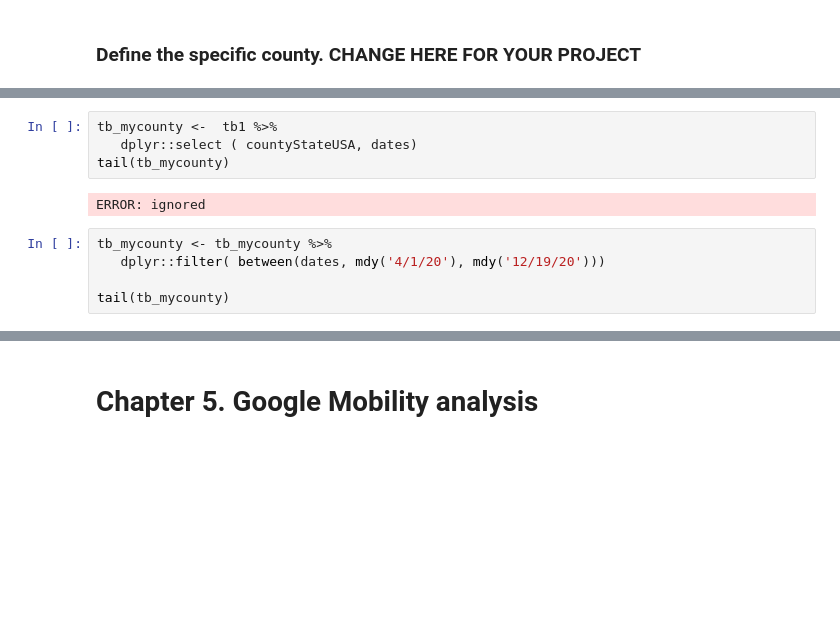
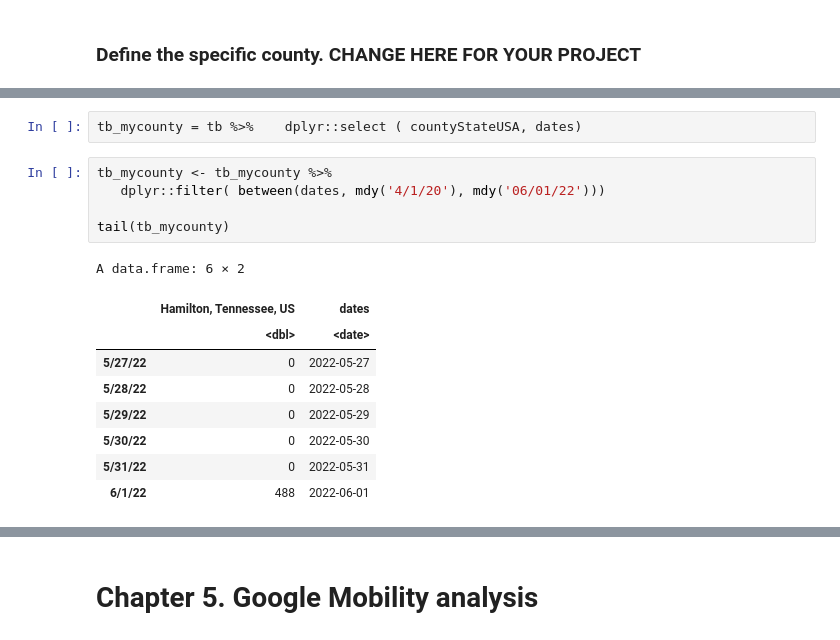
Before and after one commit to hongqin/R_COVID19_student_bootcamp2022June, a Jupyter notebook: R_coding_bootcamp_2022June.ipynb, the cells around one changed output, grey strips where cells are left out. Saved outputs shown, nothing was run; the diff lists cells and outputs as text; blank space fills up the shorter version.

```diff
--- a/R_coding_bootcamp_2022June.ipynb
+++ b/R_coding_bootcamp_2022June.ipynb
@@ -806,12 +689,18 @@ A data.frame: 6 × 3341
 # %%
-tb_mycounty <-  tb1 %>%
-   dplyr::select ( countyStateUSA, dates)
-tail(tb_mycounty)
+tb_mycounty = tb %>%    dplyr::select ( countyStateUSA, dates)
-# %% [output]
-ERROR: ignored
 # %%
 tb_mycounty <- tb_mycounty %>%
-   dplyr::filter( between(dates, mdy('4/1/20'), mdy('12/19/20')))
+   dplyr::filter( between(dates, mdy('4/1/20'), mdy('06/01/22')))
 
 tail(tb_mycounty)
+# %% [output]
+A data.frame: 6 × 2
+|  | Hamilton, Tennessee, US | dates |
+|  | <dbl> | <date> |
+| 5/27/22 | 0 | 2022-05-27 |
+| 5/28/22 | 0 | 2022-05-28 |
+| 5/29/22 | 0 | 2022-05-29 |
+| 5/30/22 | 0 | 2022-05-30 |
+| 5/31/22 | 0 | 2022-05-31 |
+| 6/1/22 | 488 | 2022-06-01 |
 # %%
```
Also changed, not shown: parts of 51 cells of this notebook.
